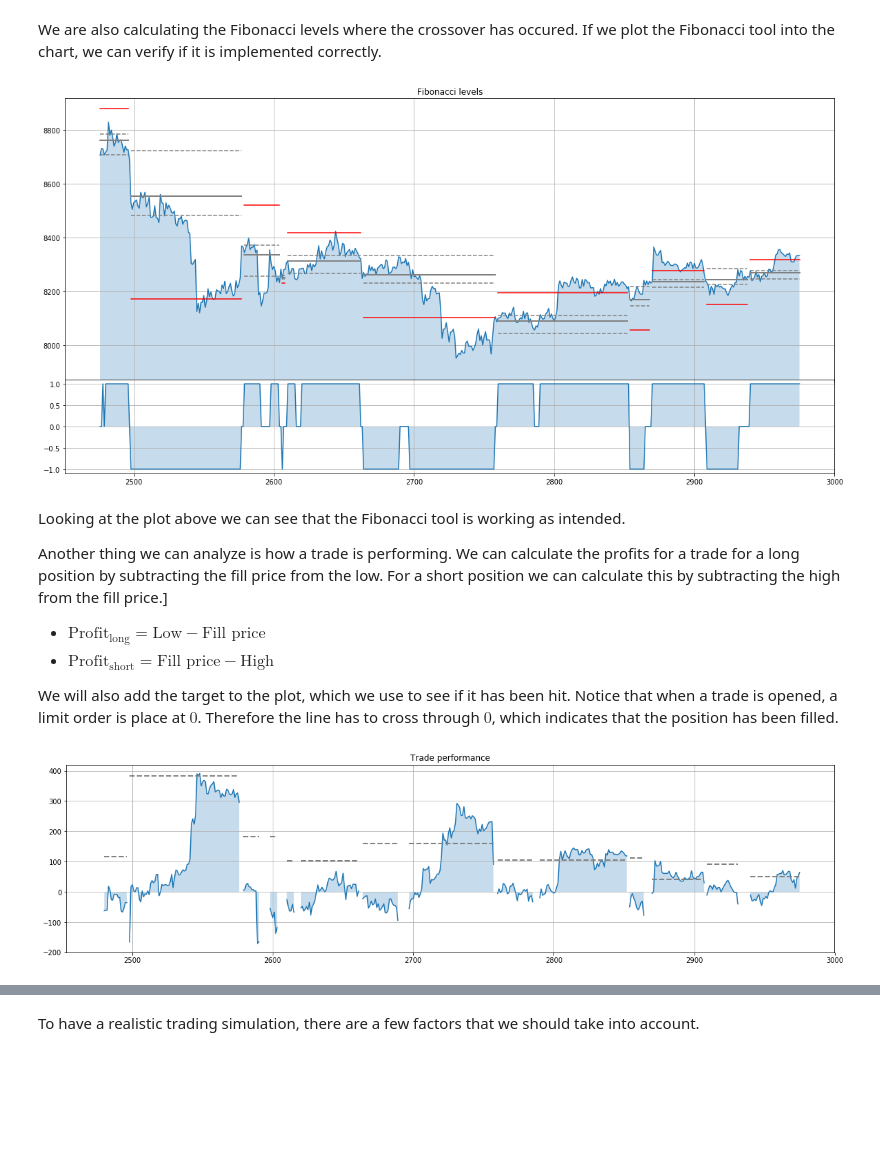
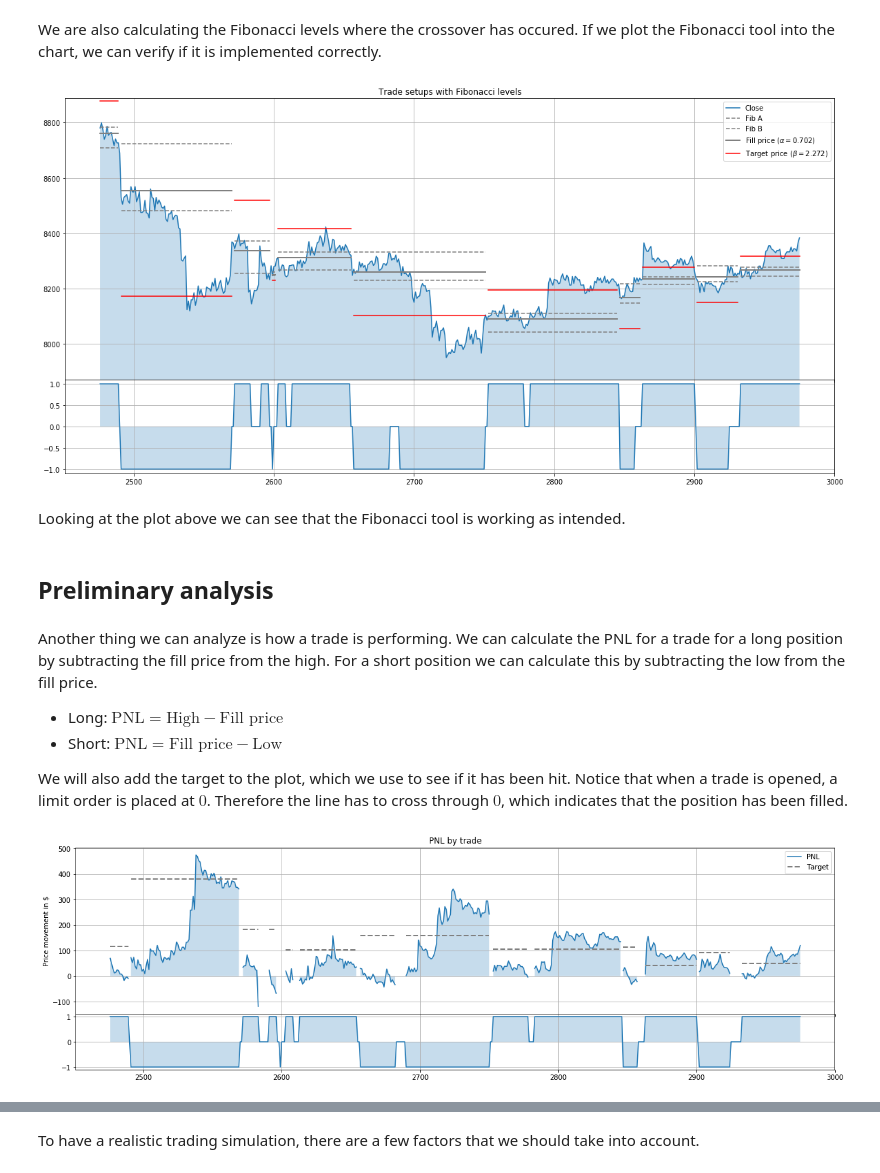
Before and after one commit to darkeclipz/jupyter-notebooks, a Jupyter notebook: Crypto/Strategy Backtesting/Strategy Backtesting Framework.ipynb, the cells around one changed output, grey strips where cells are left out. Saved outputs shown, nothing was run; the diff lists cells and outputs as text; code cells hidden in the pictures; blank space fills up the shorter version.

```diff
--- a/Crypto/Strategy Backtesting/Strategy Backtesting Framework.ipynb
+++ b/Crypto/Strategy Backtesting/Strategy Backtesting Framework.ipynb
@@ -265,12 +305,15 @@ ax0 = plt.subplot(gs[0])
 ax0.plot(df['close'])
 ax0.plot(df['fib_a'], ls='dashed', color='grey')
 ax0.plot(df['fib_b'], ls='dashed', color='grey')
+ax0.plot(df['fill_price'], color='grey', lw=2)
 ax0.plot(df['fib_c'], color='red')
-ax0.plot(df['fill_price'], color='grey', lw=2)
 ax0.fill_between(df.index, df['close'], alpha=0.25)
 ax0.set_ylim(0.99*df['close'].min(), 1.01*df['close'].max())
 ax0.grid()
-ax0.set_title('Fibonacci levels')
+ax0.set_title('Trade setups with Fibonacci levels')
+ax0.legend(['Close', 'Fib A', 'Fib B'
+            , 'Fill price ($\\alpha={:.3f}$)'.format(fib_alpha)
+            , 'Target price ($\\beta={:.3f}$)'.format(fib_beta)])
 ax1 = plt.subplot(gs[1], sharex=ax0)
 ax1.plot(df['direction'])
 ax1.fill_between(df.index, df['direction'], alpha=0.25)
@@ -279,30 +322,43 @@ plt.setp(ax0.get_xticklabels(), visible=False)
 plt.subplots_adjust(hspace=.0)
 plt.show()
 # %% [output]
-[figure, old version]
+[figure, new version]
+# %% [markdown]
+Looking at the plot above we can see that the Fibonacci tool is working as intended.
+# %% [markdown]
+## Preliminary analysis
 # %% [markdown]
-Looking at the plot above we can see that the Fibonacci tool is working as intended.
+Another thing we can analyze is how a trade is performing. We can calculate the PNL for a trade for a long position by subtracting the fill price from the high. For a short position we can calculate this by subtracting the low from the fill price.
 
-Another thing we can analyze is how a trade is performing. We can calculate the profits for a trade for a long position by subtracting the fill price from the low. For a short position we can calculate this by subtracting the high from the fill price.]
+ * Long: $\text{PNL}=\text{High} - \text{Fill price}$
+ * Short: $\text{PNL}=\text{Fill price} - \text{Low}$
 
- * $\text{Profit}_{\text{long}}=\text{Low} - \text{Fill price}$
- * $\text{Profit}_{\text{short}}=\text{Fill price} - \text{High}$
-
-We will also add the target to the plot, which we use to see if it has been hit. Notice that when a trade is opened, a limit order is place at $0$. Therefore the line has to cross through $0$, which indicates that the position has been filled.
+We will also add the target to the plot, which we use to see if it has been hit. Notice that when a trade is opened, a limit order is placed at $0$. Therefore the line has to cross through $0$, which indicates that the position has been filled.
 # %%
-df['trade_performance'] = df['target'] = NaN
-for i in range(min(df.index)+1, max(df.index)+1):
+df['trade_pnl'] = df['trade_target'] = NaN
+for i in range(min(df.index), max(df.index)+1):
     if df.loc[i, 'direction'] == 1:
-        df.loc[i, 'trade_performance'] = df.loc[i, 'low'] - df.loc[i, 'fill_price']
-        df.loc[i, 'target'] = df.loc[i, 'fib_c'] - df.loc[i, 'fill_price']
+        df.loc[i, 'trade_pnl'] = df.loc[i, 'high'] - df.loc[i, 'fill_price']
+        df.loc[i, 'trade_target'] = df.loc[i, 'fib_c'] - df.loc[i, 'fill_price']
     if df.loc[i, 'direction'] == -1:
-        df.loc[i, 'trade_performance'] = df.loc[i, 'fill_price'] - df.loc[i, 'high']
-        df.loc[i, 'target'] = df.loc[i, 'fill_price'] - df.loc[i, 'fib_c']
-plt.figure(figsize=(20,5))
-plt.plot(df['trade_performance'])
-plt.fill_between(df.index, df['trade_performance'], alpha=0.25)
-plt.plot(df['target'], lw=2, c='grey', ls='dashed')
-plt.title('Trade performance')
+        df.loc[i, 'trade_pnl'] = df.loc[i, 'fill_price'] - df.loc[i, 'low']
+        df.loc[i, 'trade_target'] = df.loc[i, 'fill_price'] - df.loc[i, 'fib_c']
+
+plt.figure(figsize=(20,6))
+gs = gridspec.GridSpec(2, 1, height_ratios=[3,1])
+ax0 = plt.subplot(gs[0])
+plt.plot(df['trade_pnl'])
+plt.fill_between(df.index, df['trade_pnl'], alpha=0.25)
+plt.plot(df['trade_target'], lw=2, c='grey', ls='dashed')
+plt.title('PNL by trade')
+ax0.legend(['PNL', 'Target'])
+ax0.set_ylabel('Price movement in $')
 plt.grid()
+ax1 = plt.subplot(gs[1], sharex=ax0)
+ax1.plot(df['direction'])
+ax1.fill_between(df.index, df['direction'], alpha=0.25)
+plt.setp(ax0.get_xticklabels(), visible=False)
+plt.subplots_adjust(hspace=.0)
+ax1.grid()
 # %% [output]
-[figure, old version]
+[figure, new version]
```
Also changed, not shown: parts of 36 cells of this notebook.
